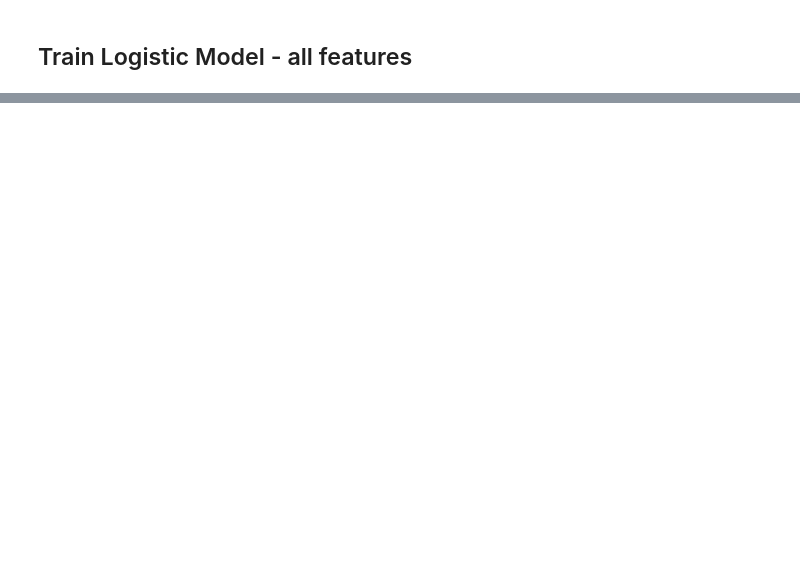
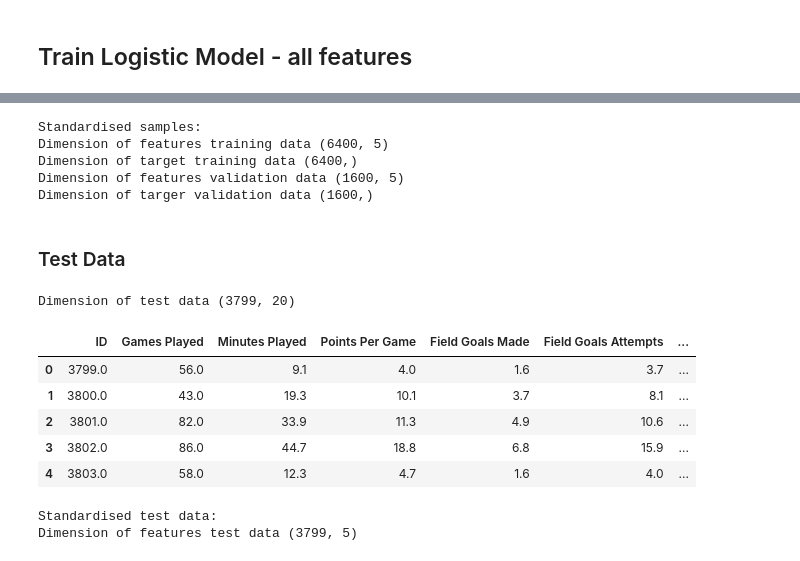
Before and after one commit to aprilgum/adv-dsi-2022-at1-grp4, a Jupyter notebook: nba-career-prediction/notebooks/nommesen_april-week1-logreg1.ipynb, the cells around one changed output, grey strips where cells are left out. Cells and saved outputs as stored; diff of their text form; code cells hidden in the pictures; blank space fills up the shorter version.

```diff
--- a/nba-career-prediction/notebooks/nommesen_april-week1-logreg1.ipynb
+++ b/nba-career-prediction/notebooks/nommesen_april-week1-logreg1.ipynb
@@ -199,0 +293,76 @@ Field Goals Percent  0.1386   0.0300  4.6225 0.0000  0.0799  0.1974
+# %%
+# Split randomly the dataset with random_state=8 into 2 different sets: training data (80%) and validation data (20%)
+from sklearn.model_selection import train_test_split
+X_train, X_val, y_train, y_val = train_test_split (features,
+                                                   target,
+                                                   test_size=0.2,
+                                                   random_state=8
+                                                  )
+
+print("Standardised samples:")
+print("Dimension of features training data", X_train.shape)
+print("Dimension of target training data", y_train.shape)
+print("Dimension of features validation data", X_val.shape)
+print("Dimension of targer validation data", y_val.shape)
+# %% [output]
+Standardised samples:
+Dimension of features training data (6400, 5)
+Dimension of target training data (6400,)
+Dimension of features validation data (1600, 5)
+Dimension of targer validation data (1600,)
+# %% [markdown]
+### Test Data
+# %%
+test = np.load('../data/processed/test.npy')
+
+print("Dimension of test data", test.shape)
+# %% [output]
+Dimension of test data (3799, 20)
+# %%
+df_test = pd.DataFrame(test,
+             columns=['ID',
+                 'Games Played',
+    'Minutes Played',
+    'Points Per Game',
+    'Field Goals Made',
+    'Field Goals Attempts',
+    'Field Goals Percent',
+    '3Points Made',
+    '3Points Attempts',
+    '3Points Percent',
+    'Free Throw Made',
+    'Free Throw Attempts',
+    'Free Throw Percent',
+    'Offensive Rebounds',
+    'Defensive Rebounds',
+    'Rebounds',
+    'Assists',
+    'Steals',
+    'Blocks',
+    'Turnovers'
+                     ])
+
+df_test['ID'] = df_alltrain['ID'].astype(dtype ='str')
+
+df_test.head()
+# %% [output]
+|  | ID | Games Played | Minutes Played | Points Per Game | Field Goals Made | Field Goals Attempts | ... |
+| 0 | 3799.0 | 56.0 | 9.1 | 4.0 | 1.6 | 3.7 | ... |
+| 1 | 3800.0 | 43.0 | 19.3 | 10.1 | 3.7 | 8.1 | ... |
+| 2 | 3801.0 | 82.0 | 33.9 | 11.3 | 4.9 | 10.6 | ... |
+| 3 | 3802.0 | 86.0 | 44.7 | 18.8 | 6.8 | 15.9 | ... |
+| 4 | 3803.0 | 58.0 | 12.3 | 4.7 | 1.6 | 4.0 | ... |
+# %%
+df_features_test = df_test[['Games Played',
+                           'Field Goals Attempts',
+                           'Field Goals Percent',
+                           '3Points Made',
+                           '3Points Attempts']]
+
+X_test = scaler.fit_transform(df_features_test)
+
+print("Standardised test data:")
+print("Dimension of features test data", X_test.shape)
+# %% [output]
+Standardised test data:
+Dimension of features test data (3799, 5)
```
Also changed, not shown: parts of 32 cells of this notebook, 4 other files.
